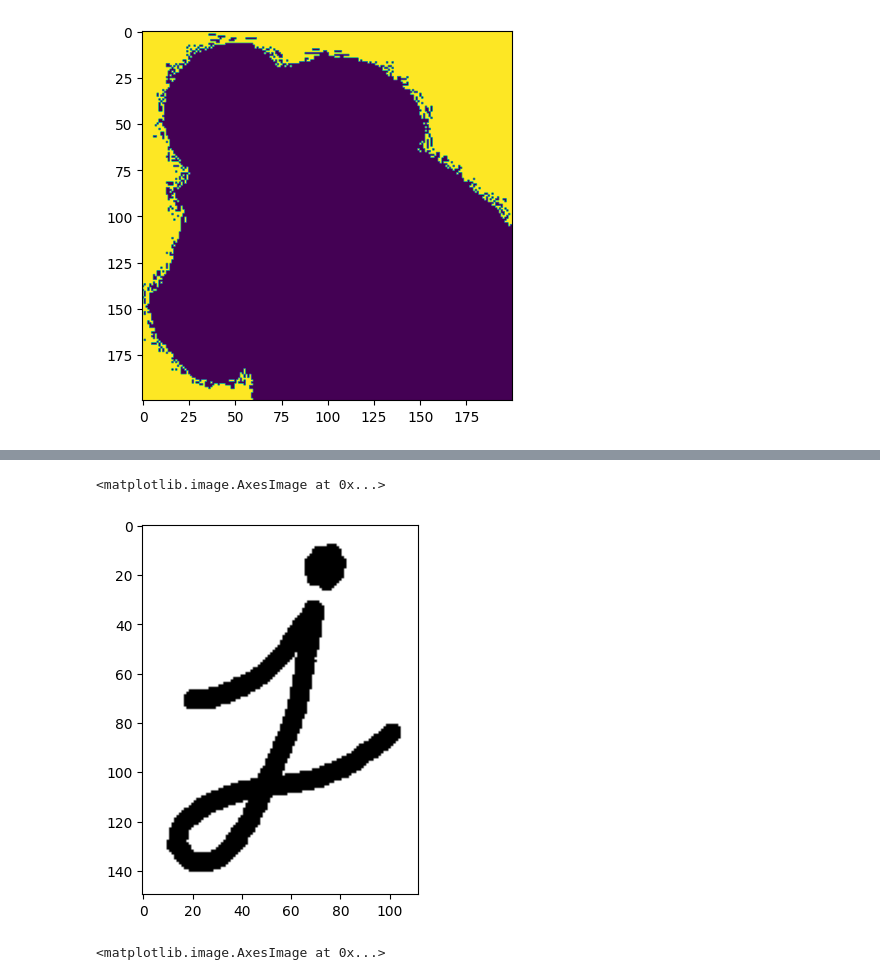
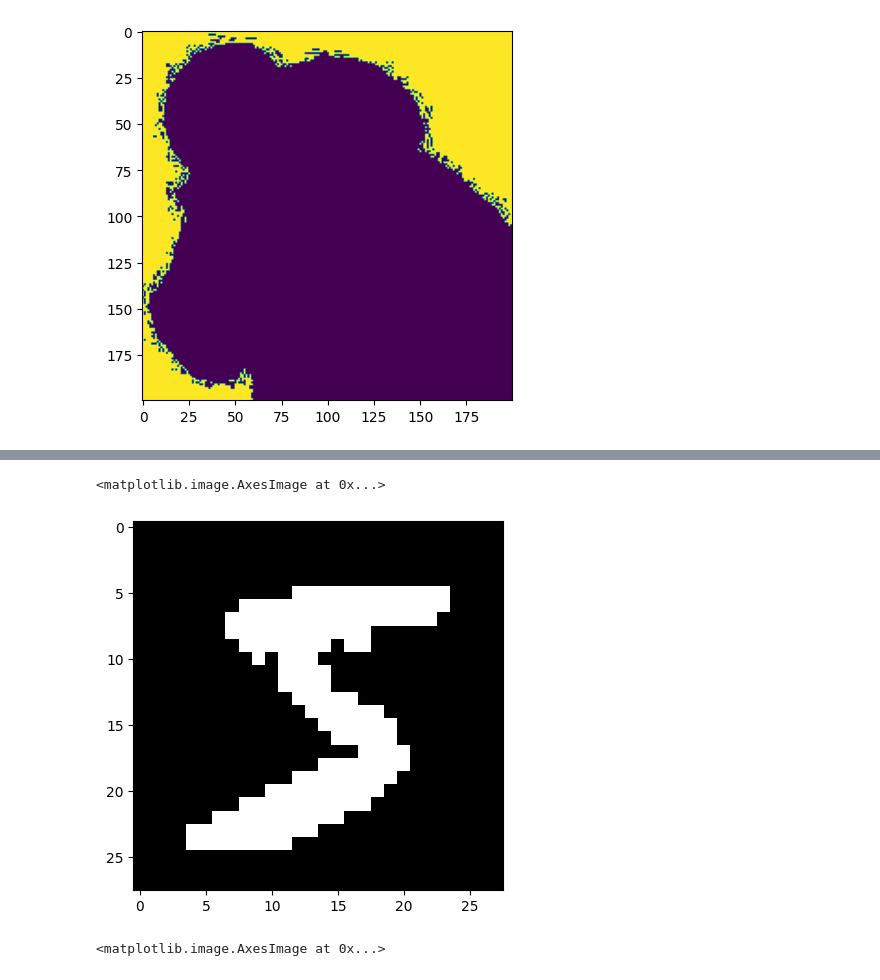
Before and after one commit to yashyaks/ImageProcessing_ComputerVision, a Jupyter notebook: qwerty.ipynb, the cells around one changed output, grey strips where cells are left out. Cells and saved outputs as stored; diff of their text form; code cells hidden in the pictures.

```diff
--- a/qwerty.ipynb
+++ b/qwerty.ipynb
@@ -32,0 +40,3 @@ WARNING:tensorflow:From c:\Users\Yash Thakar\PROGRAMMING\ImageProcessing_Compute
+# %%
+mnist = x_train[0]
+plt.imshow(mnist, cmap='gray')
@@ -198,13 +205,13 @@ plt.imshow(sliced_image_with_background, cmap = 'gray')
 # %%
-lower_bound = 1
-upper_bound = 2
+lower_bound = 0
+upper_bound = 1
 
 # Without background intensity slicing
-sliced_image_without_background = gray_level_slicing(j, lower_bound, upper_bound, False)
+sliced_image_without_background = gray_level_slicing(mnist, lower_bound, upper_bound, False)
 plt.imshow(sliced_image_without_background, cmap = 'gray')
 # %% [output]
 <matplotlib.image.AxesImage at 0x...>
-[figure, old version]
+[figure, new version]
 # %%
 def contrast_stretching(image):
     # Apply contrast stretching
```
Also changed, not shown: parts of 23 cells of this notebook.
